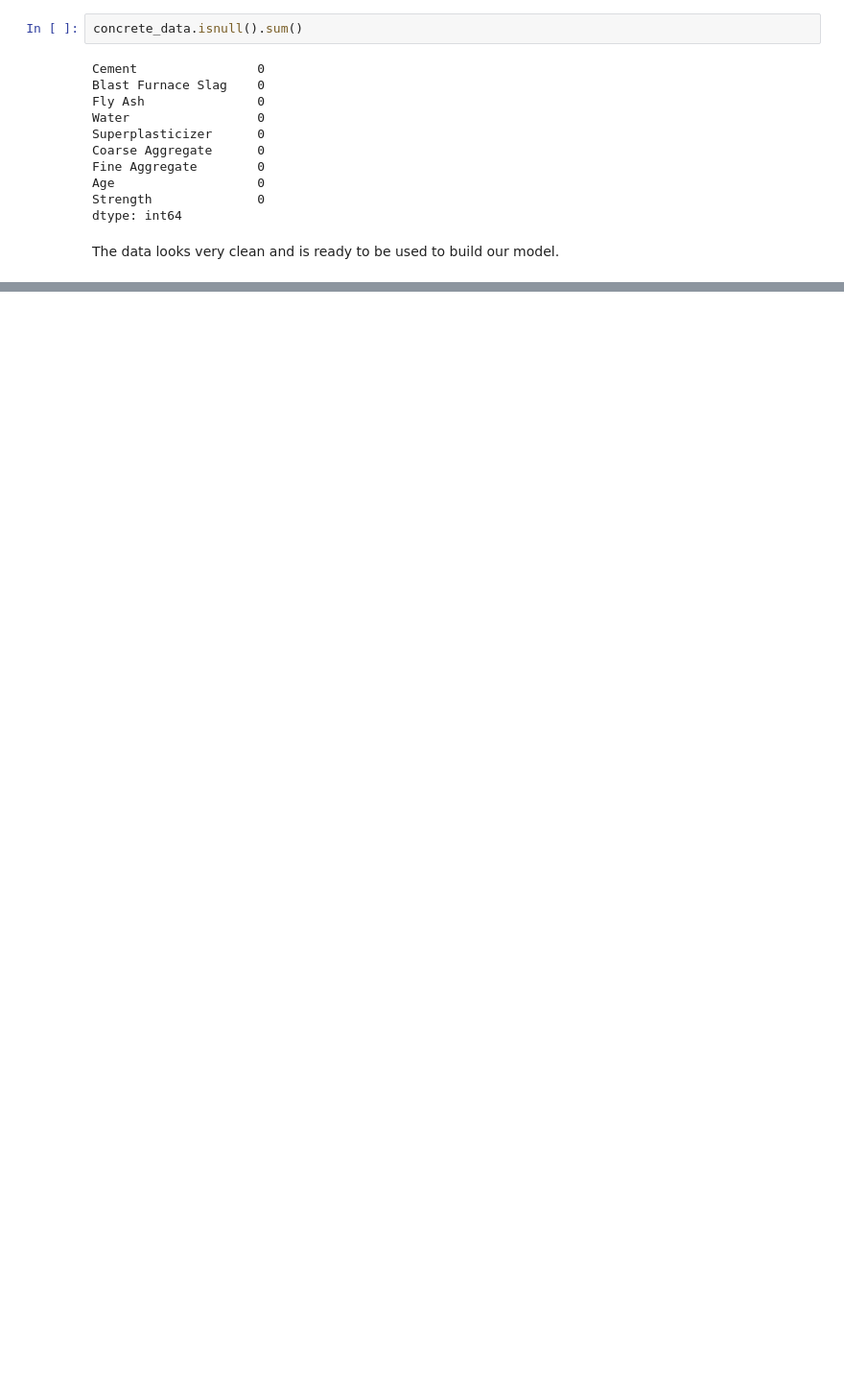
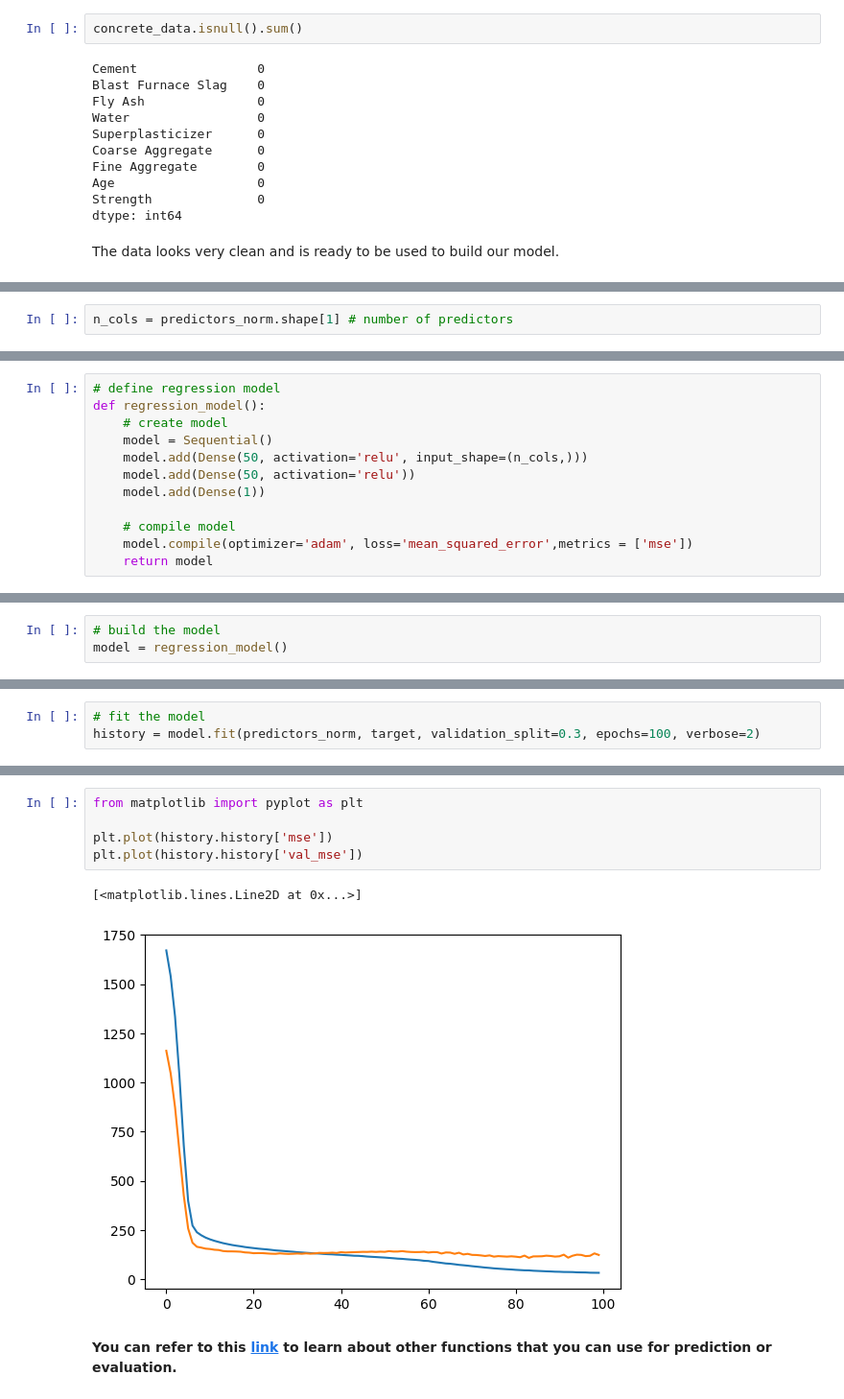
Before and after one commit to TarmiziIzzuddin/AI4Engineers, a Jupyter notebook: 4. NN using Tensorflow-Keras/1. Introduction to DL and NN/2. Neural Network Regression using Keras.ipynb, the cells around one changed output, grey strips where cells are left out. Shown at 96% size. Saved outputs shown, nothing was run; the diff lists cells and outputs as text; blank space fills up the shorter version.

Commit message:
changes to NN regression; added CNN using keras

```diff
--- a/4. NN using Tensorflow-Keras/1. Introduction to DL and NN/2. Neural Network Regression using Keras.ipynb
+++ b/4. NN using Tensorflow-Keras/1. Introduction to DL and NN/2. Neural Network Regression using Keras.ipynb
@@ -362,0 +136,2 @@ The data looks very clean and is ready to be used to build our model.
+# %%
+n_cols = predictors_norm.shape[1] # number of predictors
@@ -362,0 +157,12 @@ The data looks very clean and is ready to be used to build our model.
+# %%
+# define regression model
+def regression_model():
+    # create model
+    model = Sequential()
+    model.add(Dense(50, activation='relu', input_shape=(n_cols,)))
+    model.add(Dense(50, activation='relu'))
+    model.add(Dense(1))
+
+    # compile model
+    model.compile(optimizer='adam', loss='mean_squared_error',metrics = ['mse'])
+    return model
@@ -362,0 +175,3 @@ The data looks very clean and is ready to be used to build our model.
+# %%
+# build the model
+model = regression_model()
@@ -362,0 +200,3 @@ The data looks very clean and is ready to be used to build our model.
+# %%
+# fit the model
+history = model.fit(predictors_norm, target, validation_split=0.3, epochs=100, verbose=2)
@@ -362,0 +221,10 @@ The data looks very clean and is ready to be used to build our model.
+# %%
+from matplotlib import pyplot as plt
+
+plt.plot(history.history['mse'])
+plt.plot(history.history['val_mse'])
+# %% [output]
+[<matplotlib.lines.Line2D at 0x...>]
+[figure, added]
+# %% [markdown]
+<strong>You can refer to this [link](https://keras.io/models/sequential/) to learn about other functions that you can use for prediction or evaluation.</strong>
```
Also changed, not shown: parts of 105 cells of this notebook, 1 other file.
